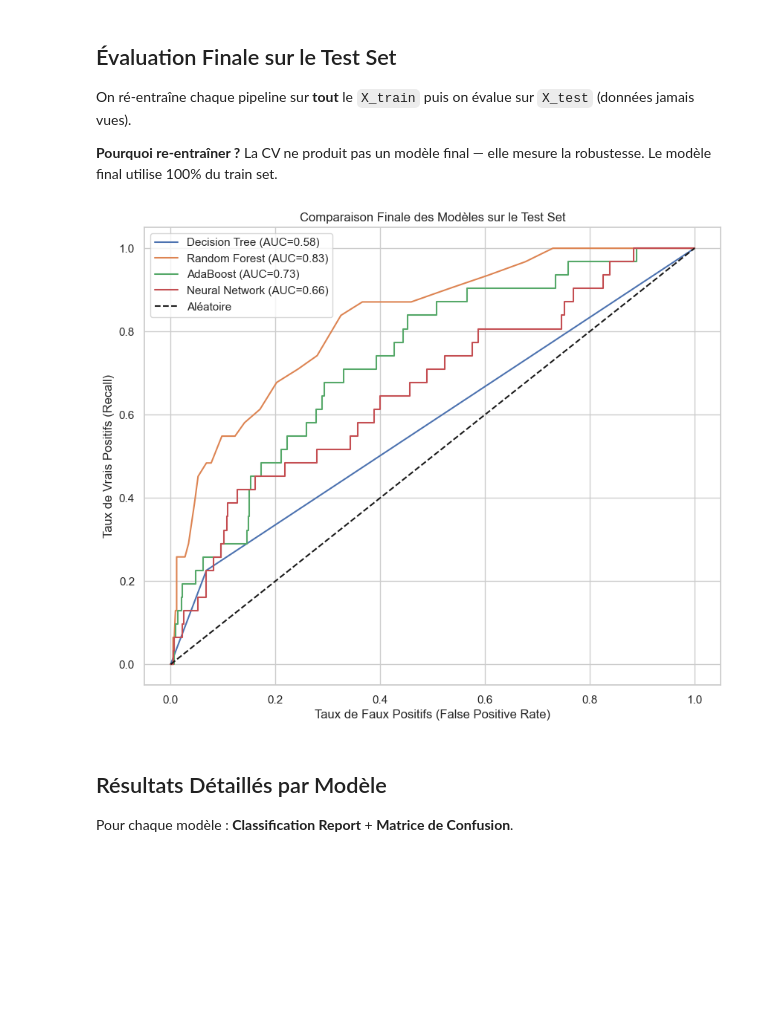
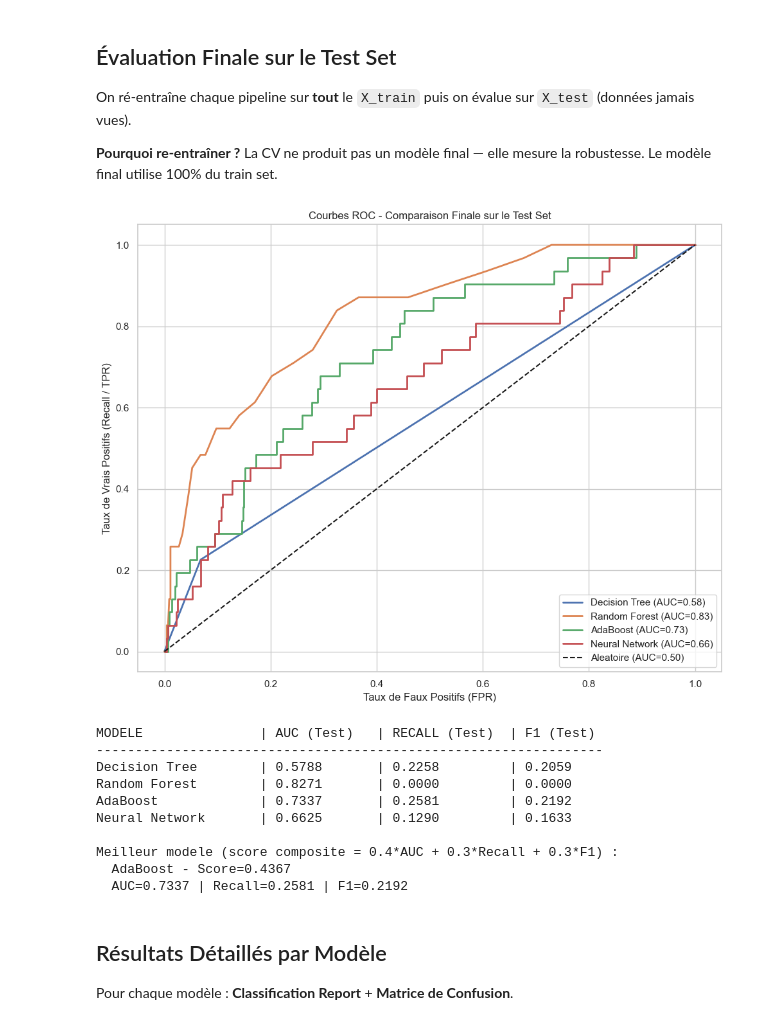
Before and after one commit to Othmane197/TP-Machine-Learning-SECOM, a Jupyter notebook: SplitA.ipynb, the cells around one changed output. Drawn from its saved outputs; the diff is of its cells as text; code cells hidden in the pictures; blank space fills up the shorter version.

```diff
--- a/SplitA.ipynb
+++ b/SplitA.ipynb
@@ -184,52 +184,69 @@ plt.figure(figsize=(10, 8))
 for name, res in results.items():
     pipeline = res['pipeline']
 
-    # Entraînement final sur tout le Train Set
+    # Entrainement final sur tout le Train Set
     pipeline.fit(X_train, y_train)
 
-    # Prédictions sur le Test Set (jamais vu pendant l'entraînement)
+    # Predictions sur le Test Set (jamais vu pendant l'entrainement)
     y_pred = pipeline.predict(X_test)
 
     if hasattr(pipeline['classifier'], "predict_proba"):
         y_prob = pipeline.predict_proba(X_test)[:, 1]
     else:
         y_prob = pipeline.predict(X_test).astype(float)
 
-    # Métriques sur le Test
+    # Metriques sur le Test
     test_auc = roc_auc_score(y_test, y_prob)
     test_recall = recall_score(y_test, y_pred)
     test_f1 = f1_score(y_test, y_pred)
 
     res['test_auc'] = test_auc
     res['test_recall'] = test_recall
     res['test_f1'] = test_f1
     res['y_pred'] = y_pred
     res['y_prob'] = y_prob
 
     # Courbe ROC
     fpr, tpr, _ = roc_curve(y_test, y_prob)
     plt.plot(fpr, tpr, linewidth=2, label=f'{name} (AUC={test_auc:.2f})')
 
-plt.plot([0, 1], [0, 1], 'k--', label='Aléatoire (AUC=0.50)')
+plt.plot([0, 1], [0, 1], 'k--', label='Aleatoire (AUC=0.50)')
 plt.xlabel('Taux de Faux Positifs (FPR)')
 plt.ylabel('Taux de Vrais Positifs (Recall / TPR)')
-plt.title('Courbes ROC — Comparaison Finale sur le Test Set')
+plt.title('Courbes ROC - Comparaison Finale sur le Test Set')
 plt.legend(loc='lower right')
 plt.grid(True)
 plt.tight_layout()
 plt.show()
 
-# ── Tableau récapitulatif Test ──
-print(f"\n{'MODÈLE':<20} | {'AUC (Test)':<12} | {'RECALL (Test)':<14} | {'F1 (Test)':<12}")
+# Tableau recapitulatif Test
+print(f"\n{'MODELE':<20} | {'AUC (Test)':<12} | {'RECALL (Test)':<14} | {'F1 (Test)':<12}")
 print("-" * 65)
 for name, res in results.items():
     print(f"{name:<20} | {res['test_auc']:<12.4f} | {res['test_recall']:<14.4f} | {res['test_f1']:<12.4f}")
 
-# ── Sélection automatique du meilleur modèle ──
-best_name = max(results, key=lambda k: results[k]['test_auc'])
-print(f"\n★ Meilleur modèle (par AUC Test) : {best_name} — AUC={results[best_name]['test_auc']:.4f}")
+# Selection automatique du meilleur modele
+# Score composite : 0.4*AUC + 0.3*Recall + 0.3*F1
+# L'AUC seul peut favoriser un modele qui ne detecte aucun defaut (Recall=0)
+def composite_score(r):
+    return 0.4 * r['test_auc'] + 0.3 * r['test_recall'] + 0.3 * r['test_f1']
+
+best_name = max(results, key=lambda k: composite_score(results[k]))
+print(f"\nMeilleur modele (score composite = 0.4*AUC + 0.3*Recall + 0.3*F1) :")
+print(f"  {best_name} - Score={composite_score(results[best_name]):.4f}")
+print(f"  AUC={results[best_name]['test_auc']:.4f} | Recall={results[best_name]['test_recall']:.4f} | F1={results[best_name]['test_f1']:.4f}")
 # %% [output]
-[figure, old version]
+[figure, new version]
+MODELE               | AUC (Test)   | RECALL (Test)  | F1 (Test)
+-----------------------------------------------------------------
+Decision Tree        | 0.5788       | 0.2258         | 0.2059
+Random Forest        | 0.8271       | 0.0000         | 0.0000
+AdaBoost             | 0.7337       | 0.2581         | 0.2192
+Neural Network       | 0.6625       | 0.1290         | 0.1633
+
+Meilleur modele (score composite = 0.4*AUC + 0.3*Recall + 0.3*F1) :
+  AdaBoost - Score=0.4367
+  AUC=0.7337 | Recall=0.2581 | F1=0.2192
 # %% [markdown]
 ## Résultats Détaillés par Modèle
 
```
Also changed, not shown: parts of 4 cells of this notebook, 2 other files.
